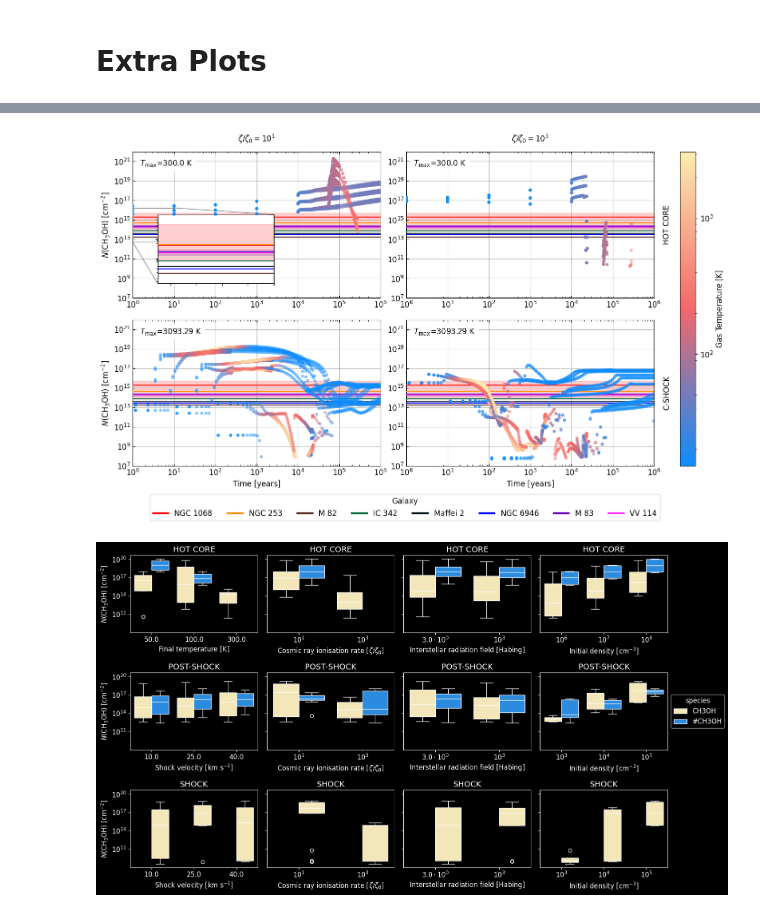
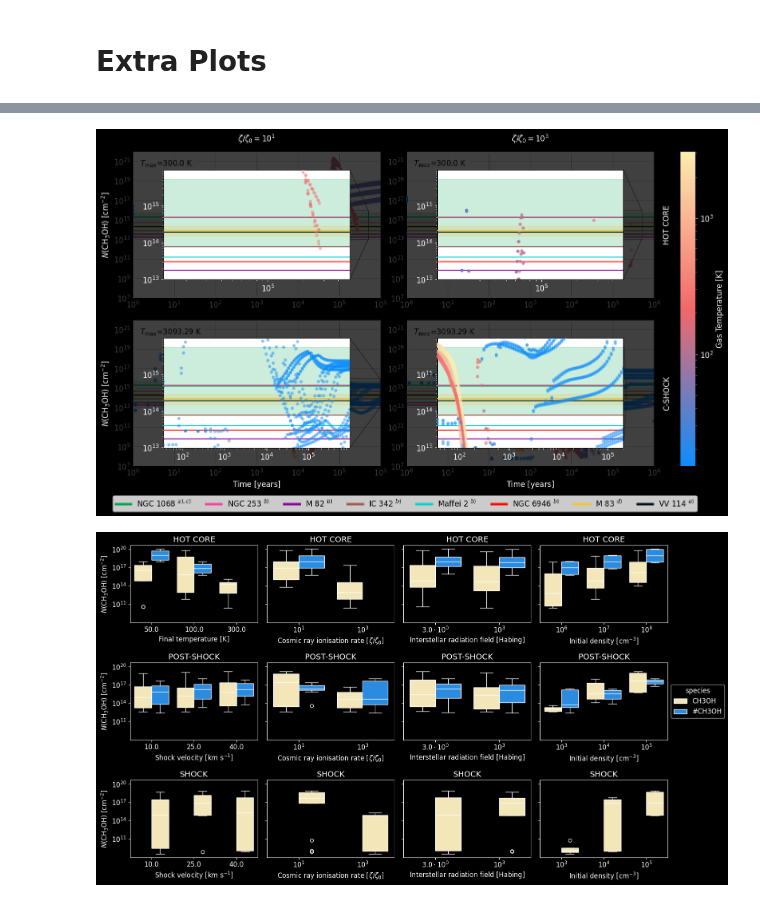
Before and after one commit to georgina-sampson/LEAPS-2024, a Jupyter notebook: CH3OH/plots.ipynb, the cells around one changed output, grey strips where cells are left out. Cells and saved outputs as stored; diff of their text form; code cells hidden in the pictures.

```diff
--- a/CH3OH/plots.ipynb
+++ b/CH3OH/plots.ipynb
@@ -109,9 +110,9 @@ styleic, colores, bkgdcolor = styleW.values()
 
 for mom in range(2):
     sns.set_style(rc=styleic)
-    fig = plt.figure(figsize=(16, 9))
+    fig = plt.figure(figsize=(18, 9))
     gs = GridSpec(2, 2+1, figure=fig, width_ratios=2*[16]+[1],
-                wspace=0.15, hspace=0.15)
+                wspace=0.25, hspace=0.15)
 
     norm = colors.LogNorm(vmin=dfDic[constants.SHOCK]['gasTemp'].min(), vmax=dfDic[constants.SHOCK]['gasTemp'].max())
     cmap=sns.blend_palette(['#0d8dfd','#f3686a','#fcedb0'], as_cmap=True)
@@ -130,6 +131,7 @@ for mom in range(2):
                 sns.lineplot(data=obsDf, x='time', y='N',
                     hue='Galaxy', palette=colores,
                     errorbar=lambda x: (x.min(), x.max()),
+                    linewidth=2,
                     ax=ax, zorder=5, legend=None)
 
             ax.grid(color='grey', alpha=0.5, zorder=2)
@@ -137,13 +139,13 @@ for mom in range(2):
             ax.set_yscale('log')
             ax.set_xbound(1e0,1e6)
             ax.set_ybound(1e7,1e22)
-            ax.tick_params(axis='both', which='both',direction='in', top=True)
+            ax.tick_params(axis='both', which='both',direction='in', top=True, color='#000000')
 
             ax.set_xlabel(r'Time [years]' if i==1 else None)
             ax.set_ylabel(r'$N$(CH$_3$OH) [cm$^{-2}$]' if j==0 else None)
 
             ax.text(x=0.03, y=0.95, s=r"$T_\mathrm{max}$"+f"={df[df['zeta']==zeta]['gasTemp'].max()} K",
-                    backgroundcolor=bkgdcolor,
+                    backgroundcolor=bkgdcolor, color='#000000',
                     horizontalalignment='left',
                     verticalalignment='top',
                     transform=ax.transAxes)
@@ -163,11 +165,13 @@ for mom in range(2):
     cax=fig.add_subplot(gs[:, -1])
     sm = plt.cm.ScalarMappable(cmap=cmap, norm=norm)
     sm.set_array([])
-    fig.colorbar(sm, cax=cax, label='Gas Temperature [K]')
+    fig.colorbar(sm, cax=cax, label='Gas Temperature [K]', )
 
     if mom > 0:
-        galaxy_lines = [Line2D([0], [0], color=color, linewidth=3) for color in colores]
-        fig.legend(galaxy_lines, [gal for gal in obsDf['Galaxy'].unique()], title='Galaxy', loc='upper center', bbox_to_anchor=(0.5,0.05), ncols=8)
+        galaxy_lines = [Line2D([0], [0], color=color, linewidth=4) for color in colores]
+        galaxys=[gal+" $^{"+', '.join(obsDf[obsDf['Galaxy']==gal]['Foot'].unique())+"}$" for gal in obsDf['Galaxy'].unique()]
+        fig.legend(galaxy_lines, galaxys, loc='lower center', bbox_to_anchor=(0.5, -0.01),
+                   ncols=8, facecolor='#ffffff',labelcolor='#000000')
 
     fig.savefig(f"TimeEvolution_CH3OH_columnDensity_{mom}.png", dpi=300, bbox_inches='tight')
-    # plt.close()
+    if mom==0: plt.close()
@@ -297,16 +303,16 @@ for tipo, df in dfDic.items():
         ax.set_yscale('log')
         ax.set_xbound(1e0,1e6)
         ax.set_ybound(1e7,1e22)
-        ax.tick_params(axis='both', which='both',direction='in', top=True)
+        ax.tick_params(axis='both', which='both',direction='in', top=True, labelcolor='#3E3E3E')
 
         ax.set_xlabel(r'Time [years]' if i==1 else None)
         ax.set_ylabel(r'$N$(CH$_3$OH) [cm$^{-2}$]' if j==0 else None)
 
         ax.text(x=0.03, y=0.95, s=r"$T_\mathrm{max}$"+f"={df[df['zeta']==zeta]['gasTemp'].max()} K",
-                backgroundcolor=bkgdcolor,
-                horizontalalignment='left',
-                verticalalignment='top',
-                transform=ax.transAxes)
+                    backgroundcolor=bkgdcolor, color='#000000',
+                    horizontalalignment='left',
+                    verticalalignment='top',
+                    transform=ax.transAxes)
 
         if j==1:
             ax.text(1.05, 0.5, tipo.upper() if tipo==constants.HOTCORE else tipo.upper().replace(' ', '-'),
@@ -318,28 +324,50 @@ for tipo, df in dfDic.items():
             ax.text(0.5, 1.05, r"$\zeta/\zeta_0=10^1$" if j==0 else r"$\zeta/\zeta_0=10^3$",
                     horizontalalignment='center',
                     verticalalignment='bottom',
-                transform=ax.transAxes)
+                    transform=ax.transAxes)
 
-        if i==0 and j==0:
-            # inset Axes....
-            x1, x2, y1, y2 = 1e0, 1e1, 10**(np.log10(obsDf['N'].min())-0.5) , 10**(np.log10(obsDf['N'].max())+0.5)  # subregion of the original image
-            axins = ax.inset_axes([0.1, 0.1, 0.47, 0.47],
+
+
+        ax.add_artist(mpatches.Rectangle((0,0), 1e30,1e30, ec="none", color='black', alpha=0.75, zorder=11))
+
+        if tipo==constants.HOTCORE:
+            inDf=pl.boxplotDF(df[df['zeta']==zeta], constants.species, constants.physical, tipo, maxT=True)
+            x1, x2 = 10**(np.log10(inDf['Time'].min())-0.25) , 10**(np.log10(inDf['Time'].max())+0.25)
+        else:
+            x1 = 10**(np.log10(pl.boxplotDF(df[df['zeta']==zeta], constants.species, constants.physical, tipo, maxT=True)['Time'].min())-0.25)
+            x2 = 10**(np.log10(pl.boxplotDF(df[df['zeta']==zeta], constants.species, constants.physical, tipo, maxT=False)['Time'].max())+0.25)
+
+        y1, y2 = 10**(np.log10(obsDf['N'].min())-0.25) , 10**(np.log10(obsDf['N'].max())+0.25)
+
+        axins = ax.inset_axes([0.125, 0.125, 0.75, 0.75],
                                   xlim=(x1, x2), ylim=(y1, y2),
-                                  xticklabels=[], yticklabels=[], ylabel=' ', xlabel=' ',
-                                  yscale='log')
-            sns.lineplot(data=obsDf, x='time', y='N',
+                                  xscale='log', yscale='log', zorder=15)
+        sns.lineplot(data=obsDf, x='time', y='N',
                         hue='Galaxy', palette=styleW['colores'],
                         errorbar=lambda x: (x.min(), x.max()),
                         ax=axins, zorder=5, legend=None)
+        sns.scatterplot(data=df[df['zeta']==zeta], x='Time', y='N_CH3OH',
+                        hue='gasTemp', palette=cmap, hue_norm=norm,
+                        alpha=0.5, s=25,
+                        linewidth=0,
+                        ax=axins, zorder=10, legend=None)
 
-            ax.indicate_inset_zoom(axins, edgecolor="black")
+        axins.set_xlabel('')
+        axins.set_ylabel('')
+
+        ax.indicate_inset_zoom(axins, edgecolor="black")
+
+
 
 cax=fig.add_subplot(gs[:, -1])
 sm = plt.cm.ScalarMappable(cmap=cmap, norm=norm)
 sm.set_array([])
 fig.colorbar(sm, cax=cax, label='Gas Temperature [K]')
 
-galaxy_lines = [Line2D([0], [0], color=color, linewidth=3) for color in colores]
-fig.legend(galaxy_lines, [gal for gal in obsDf['Galaxy'].unique()], title='Galaxy', loc='upper center', bbox_to_anchor=(0.5,0.05), ncols=8)
-# plt.show()
+galaxy_lines = [Line2D([0], [0], color=color, linewidth=4) for color in colores]
+galaxys=[gal+" $^{"+', '.join(obsDf[obsDf['Galaxy']==gal]['Foot'].unique())+"}$" for gal in obsDf['Galaxy'].unique()]
+fig.legend(galaxy_lines, galaxys, loc='lower center', bbox_to_anchor=(0.5, -0.01),
+           ncols=8, facecolor='#ffffff',labelcolor='#000000')
+
+fig.savefig(f"TimeEvolution_CH3OH_columnDensity_{2}.png", dpi=300, bbox_inches='tight')
 # %% [output]
@@ -347,4 +394,4 @@ fig.legend(galaxy_lines, [gal for gal in obsDf['Galaxy'].unique()], title='Galax
-[figure, old version]
+[figure, new version]
 # %%
 def abunDf(df, cols=['runName', 'shockVel', 'Density', 'Time', 'cosmicRay','av', 'gasTemp', 'iDens', 'radfield','interstellarRad', 'zeta', 'moment']):
     testdf= pd.concat([df[cols+['N_CH3OH']], df[cols+['N_#CH3OH']]], ignore_index=True)
```
Also changed, not shown: parts of 5 cells of this notebook, 4 other files.
